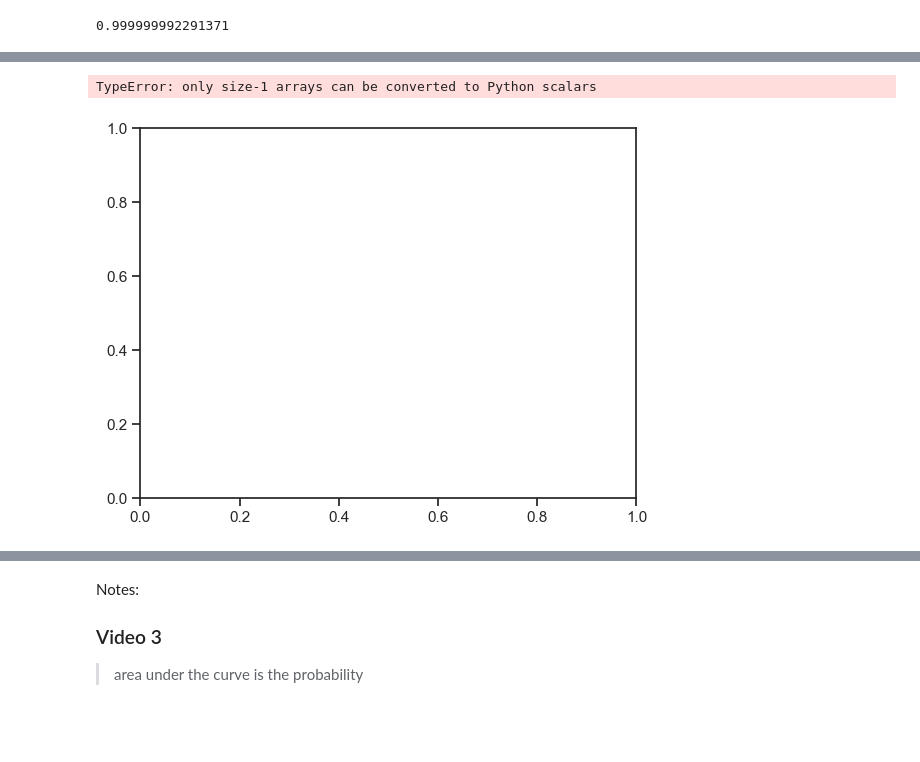
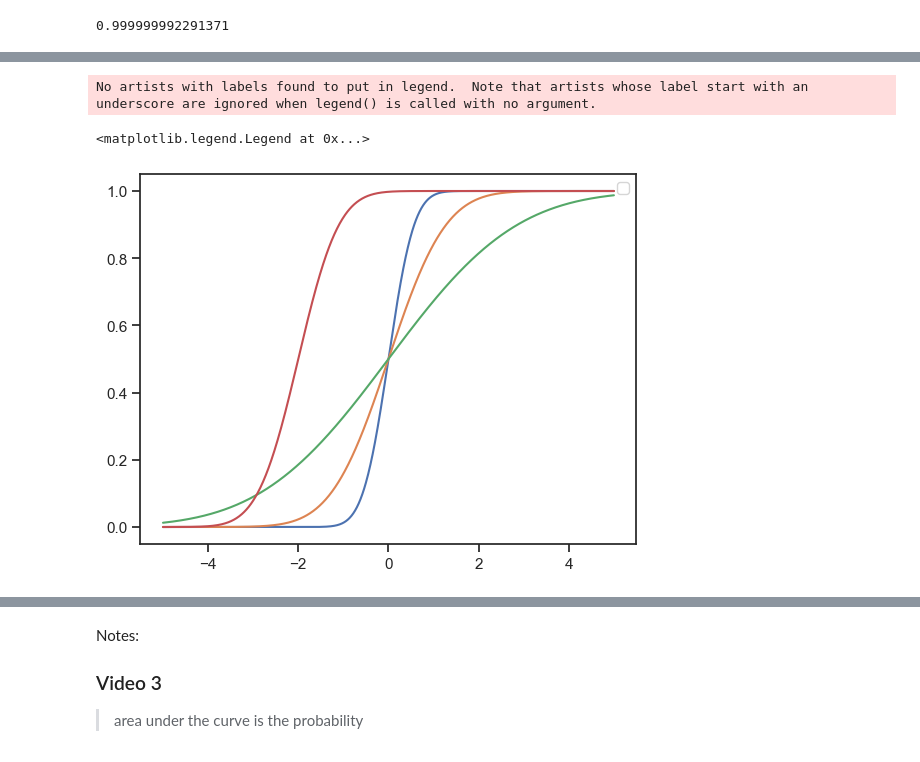
Before and after one commit to VCurry20/MachineLearning_Statistics, a Jupyter notebook: Video Reviews/T_Test.ipynb, the cells around one changed output, grey strips where cells are left out. Cells and saved outputs as stored; diff of their text form; code cells hidden in the pictures; blank space fills up the shorter version.

Commit message:
Tidy Notes

```diff
--- a/Video Reviews/T_Test.ipynb
+++ b/Video Reviews/T_Test.ipynb
@@ -492,14 +531,0 @@ TypeError: only size-1 arrays can be converted to Python scalars
-# %%
-fig, ax = plt.subplots()
-
-x = np.linspace(-5.0, 5.0, 1001)
-
-# using np in the above formula will allow us to plot
-
-ax.plot(x, Cumulative_Dist(x, mu=0.0, sigma=np.sqrt(0.2)))
-ax.plot(x, Cumulative_Dist(x, mu=0.0, sigma=np.sqrt(1.0)))
-#ax.plot(x, normal_pdf(x, mu=0.0, sigma=np.sqrt(5.0)))
-#ax.plot(x, normal_pdf(x, mu=-2.0, sigma=np.sqrt(0.5)))
-# %% [output]
-TypeError: only size-1 arrays can be converted to Python scalars
-[figure, removed]
@@ -548,3 +532,27 @@ max_val = ceil(max(data1+data2))
+# %%
+import numpy as np
+import matplotlib.pyplot as plt
+from scipy.special import erf
+
+fig, ax = plt.subplots()
+
+x = np.linspace(-5.0, 5.0, 1001)
+
+def cum_dist2(x, mu=0.0, sigma=1.0):
+    B = 0.5 * (1.0 + erf((x - mu) / (sigma * np.sqrt(2.0))))
+    return B
+
+for mu, sigma2 in [[0.0, 0.2], [0.0, 1.0], [0.0, 5.0], [-2.0, 0.5]]:
+    ax.plot(x, cum_dist2(x, mu=mu, sigma=np.sqrt(sigma2)))
+
+
+#plt.show()
+
+ax.legend()
+# %% [output]
+No artists with labels found to put in legend.  Note that artists whose label start with an underscore are ignored when legend() is called with no argument.
+<matplotlib.legend.Legend at 0x...>
+[figure, added]
 # %%
 
 
```
Also changed, not shown: parts of 44 cells of this notebook, 8 other files.
